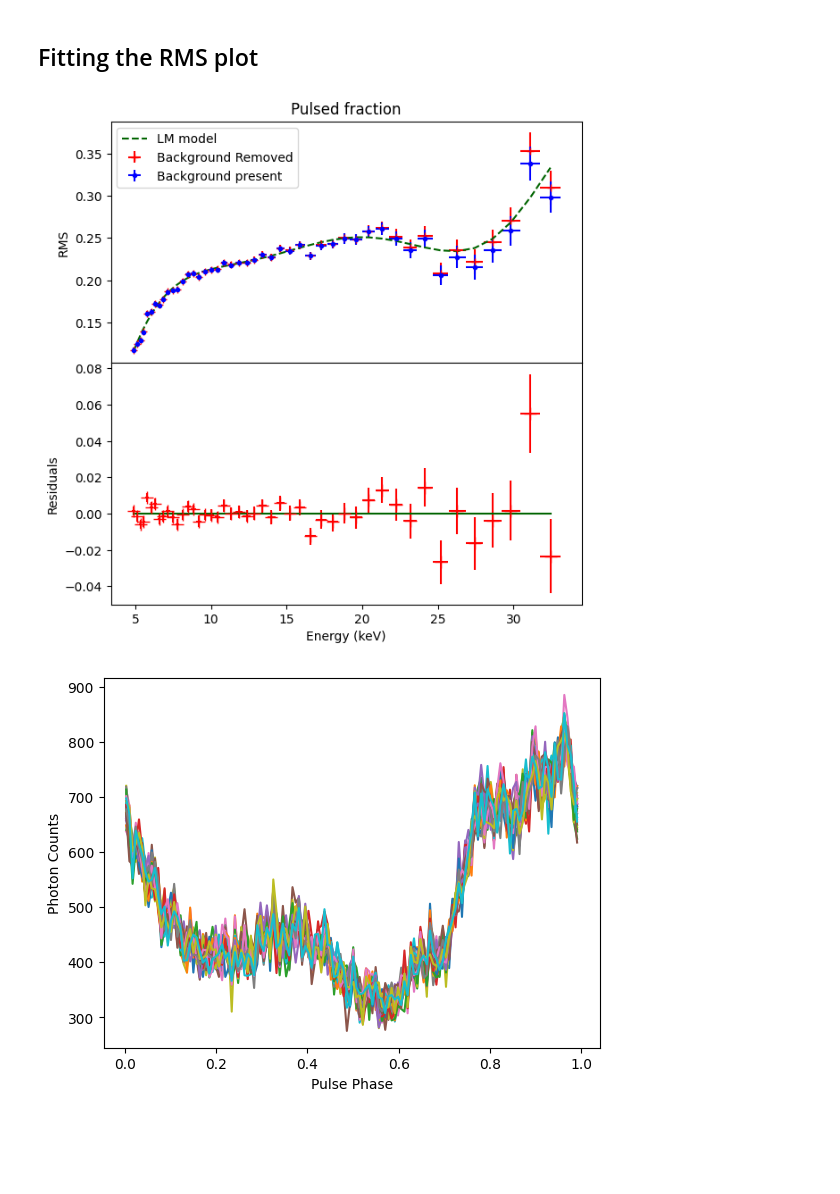
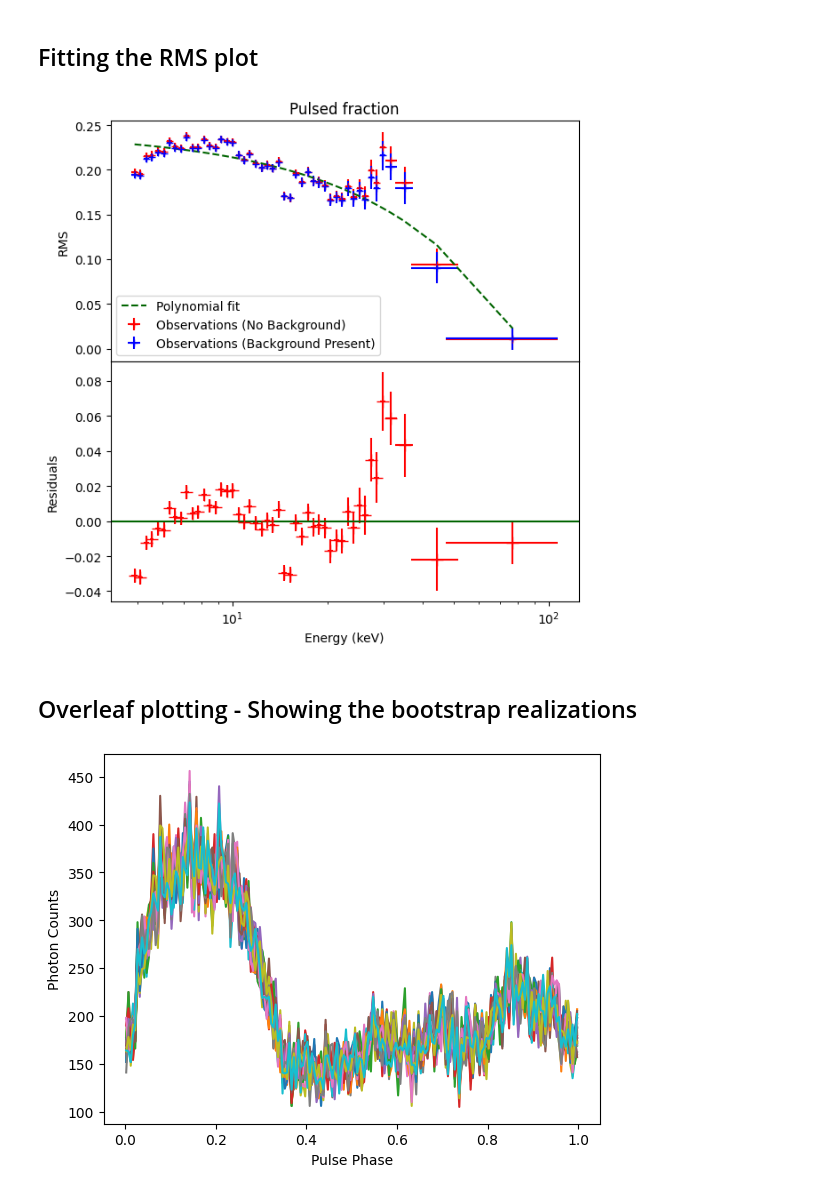
Before and after one commit to SamMerc/APLI, a Jupyter notebook: notebooks/DayM.ipynb, the cells around one changed output. Cells and saved outputs as stored; diff of their text form; code cells hidden in the pictures; blank space fills up the shorter version.

```diff
--- a/notebooks/DayM.ipynb
+++ b/notebooks/DayM.ipynb
@@ -448,0 +598,6 @@ energy_time_segments_bc, energy_segments_bc = IF.segment_energywise(total_correc
+# %%
+reload(IF)
+
+energy_orders_bc, energy_model_phases_bc, energy_counts_bc, energy_phasefold_time_bc=IF.pulse_profile_matrix(energy_time_segments_bc, ref_time_bc,
+                                                            new_pulse_freq, E_title, E_dt,
+                                                            E_conf)
@@ -465,28 +646,34 @@ for i in range(len(energy_counts)):
 #Initializing:
 #the RMS values for each segment
 nobc_RMSs = np.zeros(len(energy_counts))
+
 #the error on the RMS value for each segment - obtained from bootstrap method
 nobc_RMS_error = np.ones(len(energy_counts))
+
 #the average energy for each segment
 nobc_avg = np.zeros(len(energy_counts))
+
 #the error on the average energy of each segment
 nobc_E_rror = np.ones(len(energy_counts))
 
 
-#Populating the arrays defined above, by iterating over the segments
-#output by the pulse profile function
+#Populating the arrays defined above, by iterating over the pulse profiles in the matrix
 for i in range(len(energy_counts)):
+
     #Getting the error on the RMS values from the bootstrap method
     nobc_RMS_error[i] = IF.bootstrap_total(nobc_energy_counts[i], num_realizations, IF.RMS_calculator, energy_orders[i])
+
     #Getting the RMS from our RMS_calculator function
     nobc_RMSs[i] = IF.RMS_calculator(nobc_energy_counts[i], energy_orders[i])
+
     #Getting the average energy in each segment
-    nobc_avg[i] = np.mean(energy_segments[i])
-    #Getting the error on the average energy -> we don't use the bootstrap method for this
-    nobc_E_rror[i] = 0.5*(max(energy_segments[i])-min(energy_segments[i]))
+    nobc_avg[i] = np.mean(energy_segments[i]*PI_conver)
+
+    #Getting the error on the average energy
+    nobc_E_rror[i] = 0.5*(max(energy_segments[i]*PI_conver)-min(energy_segments[i]*PI_conver))
 
 #Plotting the RMS against the average energy for each segment, both for the
-#case where the background is present (blue) and the case where the background
+#case where the background is present (blue) and where the background
 #was removed (red).
 fig, ax = plt.subplots(1, 1)
 ax.errorbar(nobc_avg, nobc_RMSs, xerr=nobc_E_rror, yerr=nobc_RMS_error, fmt='r.', label='Background Removed')
@@ -495,6 +682,9 @@ ax.set_xlabel('Energy (keV)')
 ax.set_ylabel('RMS')
 ax.legend()
 ax.set_title('Pulsed Fraction')
+ax.set_xscale('log')
 
-#plt.savefig(save_path+'/Comparative_RMS_vs_Energy.pdf')
+#We save the figure.
+if PF_save:
+    plt.savefig(save_path_PF)
 # %% [output]
@@ -511,29 +705,49 @@ result = mod.fit(nobc_RMSs, x=nobc_avg, a=1, b=1, c=1, d=1, e=1, f=1, g=1, h=1,
 # %%
+#We initiate the figure.
 fig, (ax1, ax2) = plt.subplots(2, 1, sharex=True, figsize=(6, 6))
 fig.tight_layout()
 plt.subplots_adjust(hspace=0)
 
-ax1.errorbar(nobc_avg, nobc_RMSs, xerr=nobc_E_rror, yerr = nobc_RMS_error, fmt='r+', label='Background Removed')
-ax1.errorbar(avg, RMSs, xerr=E_rror, yerr=RMS_error, fmt='b.', label='Background present')
-ax1.plot(nobc_avg, result.best_fit, '--', color='darkgreen', label='LM model')
+#We plot the pulsed fraction with background removed
+#and the bestfit to it.
+ax1.errorbar(nobc_avg, nobc_RMSs, xerr=nobc_E_rror, yerr = nobc_RMS_error, fmt='r+', label='Observations (No Background)')
+ax1.errorbar(avg, RMSs, xerr=E_rror, yerr = RMS_error, fmt='b+', label='Observations (Background Present)')
+ax1.plot(nobc_avg, result.best_fit, '--', color='darkgreen', label='Polynomial fit')
+
 ax2.errorbar(nobc_avg, nobc_RMSs - result.best_fit, xerr=nobc_E_rror, yerr = nobc_RMS_error, fmt='r+', markersize=10)
-ax2.plot(nobc_avg, 0*(nobc_RMSs - result.best_fit), color='darkgreen')
+ax2.axhline(y=0, color='darkgreen')
+
 ax2.set_xlabel('Energy (keV)')
 ax1.set_ylabel('RMS')
 ax2.set_ylabel('Residuals')
 ax1.set_title('Pulsed fraction')
+ax1.set_xscale('log')
 ax1.legend()
 
-plt.savefig(save_path+'/Fit_RMS_vs_Energy.pdf', bbox_inches='tight')
+#Saving the figure.
+if PF_save:
+    plt.savefig(save_path_PF, bbox_inches='tight')
 # %% [output]
-[figure, old version]
+[figure, new version]
+# %% [markdown]
+## Overleaf plotting - Showing the bootstrap realizations
 # %%
-n=30
-for i in range(n):
-    plt.plot(energy_phasefold_time[11], IF.bootstrap_generate(energy_counts[11], n)[i])
+#Plotting the realizations of a single pulse profile
+#for sanity check purposes.
+
+#Number of realizations we want to make.
+num_realize=30
+
+#The pulse profile to use in the energy pulse profile matrix.
+profile_to_use=12
+
+#Iterating over the realizations and plotting each of them.
+for i in range(num_realize):
+    plt.plot(energy_phasefold_time[profile_to_use], IF.bootstrap_generate(energy_counts[profile_to_use], num_realize)[i])
+
 plt.xlabel('Pulse Phase')
 plt.ylabel('Photon Counts')
 plt.savefig('/Users/samsonmercier/Desktop/Bootstrap.pdf')
 plt.show()
 # %% [output]
-[figure, old version]
+[figure, new version]
```
Also changed, not shown: parts of 34 cells of this notebook, 1 other file.
